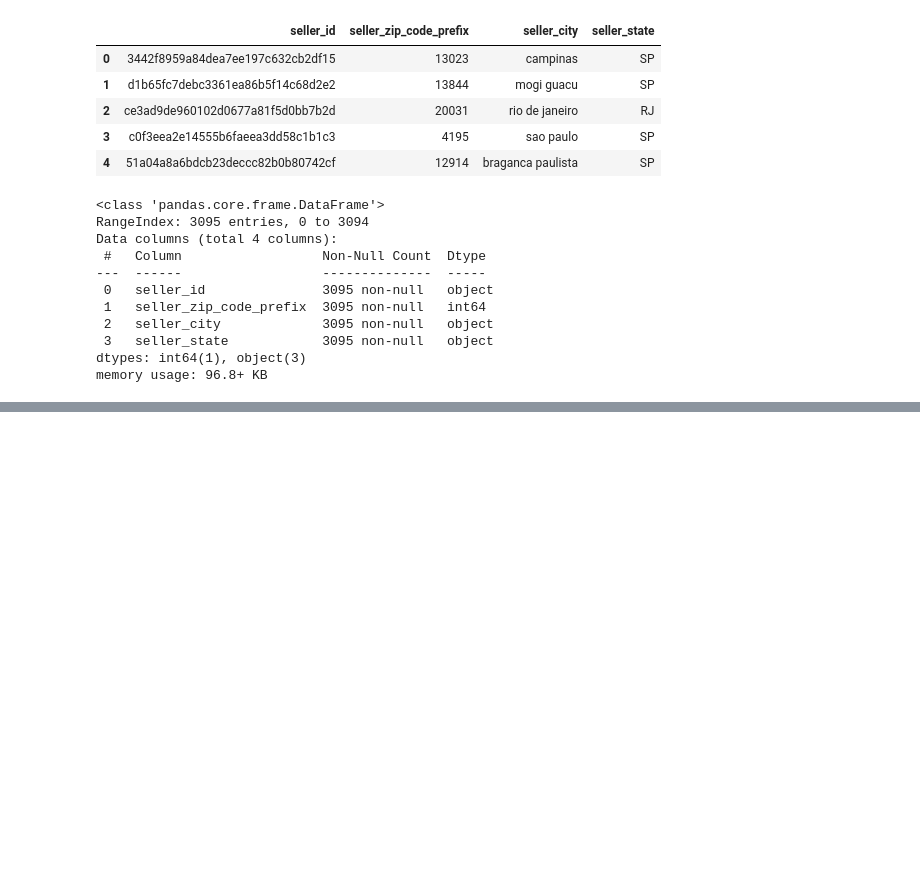
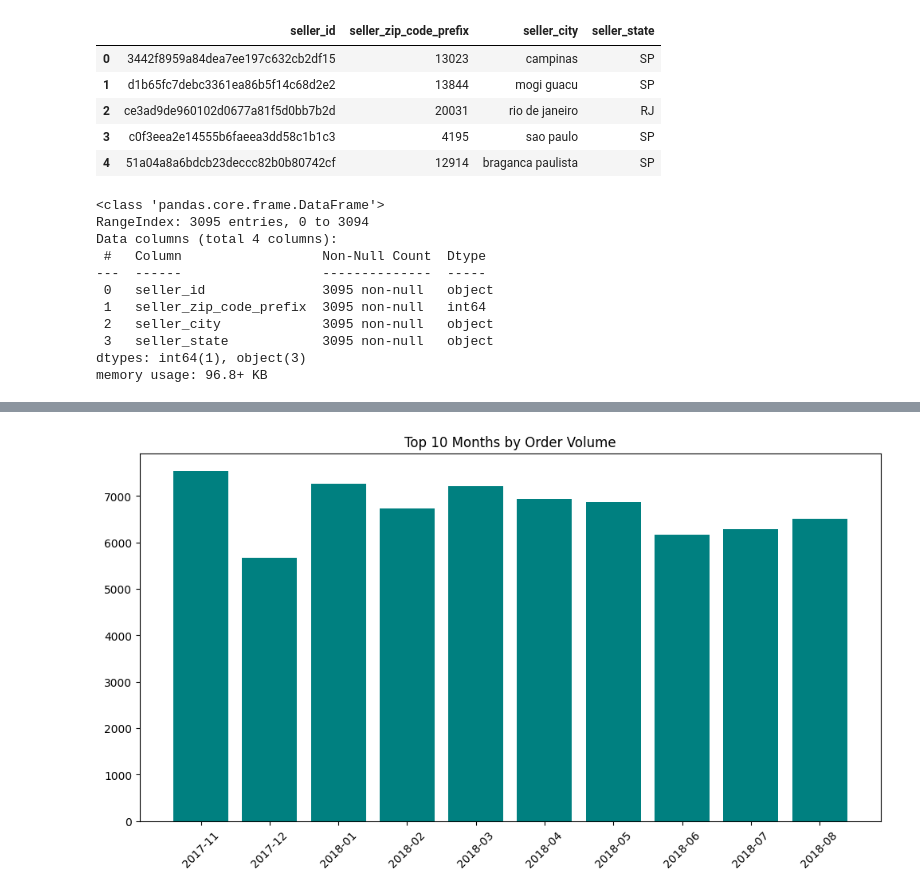
Before and after one commit to tanwork-ux/Brazilian-E-Commerce-Ecosystem-Analysis-An-End-to-End-BI-Project, a Jupyter notebook: Sales Analysis/Notebook/main.ipynb, the cells around one changed output, grey strips where cells are left out. Drawn from its saved outputs; the diff is of its cells as text; code cells hidden in the pictures; blank space fills up the shorter version.

```diff
--- a/Sales Analysis/Notebook/main.ipynb
+++ b/Sales Analysis/Notebook/main.ipynb
@@ -2,15 +4,15 @@
 import pandas as pd
 import numpy as np
 # %%
-df_customers = pd.read_csv('olist_customers_dataset.csv')
-df_orders = pd.read_csv('olist_orders_dataset.csv')
-df_order_items = pd.read_csv('olist_order_items_dataset.csv')
-df_products = pd.read_csv('olist_products_dataset.csv')
-df_sellers = pd.read_csv('olist_sellers_dataset.csv')
-df_payments = pd.read_csv('olist_order_payments_dataset.csv')
-df_reviews = pd.read_csv('olist_order_reviews_dataset.csv')
-df_geolocation = pd.read_csv('olist_geolocation_dataset.csv')
-df_categories = pd.read_csv('product_category_name_translation.csv')
+df_customers = pd.read_csv('../../olist_customers_dataset.csv')
+df_orders = pd.read_csv('../../olist_orders_dataset.csv')
+df_order_items = pd.read_csv('../../olist_order_items_dataset.csv')
+df_products = pd.read_csv('../../olist_products_dataset.csv')
+df_sellers = pd.read_csv('../../olist_sellers_dataset.csv')
+df_payments = pd.read_csv('../../olist_order_payments_dataset.csv')
+df_reviews = pd.read_csv('../../olist_order_reviews_dataset.csv')
+df_geolocation = pd.read_csv('../../olist_geolocation_dataset.csv')
+df_categories = pd.read_csv('../../product_category_name_translation.csv')
 # %% [markdown]
 # Data Cleaning
 # %% [markdown]
@@ -297,0 +302,15 @@ memory usage: 96.8+ KB
+# %%
+# Pastikan sudah di-datetime
+df_orders['order_purchase_timestamp'] = pd.to_datetime(df_orders['order_purchase_timestamp'])
+
+# Bikin kolom Tahun-Bulan (format YYYY-MM) biar urut
+df_orders['month_year'] = df_orders['order_purchase_timestamp'].dt.to_period('M')
+
+# Hitung jumlah order per bulan
+monthly_sales = df_orders.groupby('month_year').size().reset_index(name='total_orders')
+
+# Urutkan dari yang paling banyak ordernya
+top_months = monthly_sales.sort_values(by='total_orders', ascending=False)
+
+print("Top 5 Bulan dengan Order Tertinggi:")
+print(top_months.head(5))
@@ -297,0 +325,12 @@ memory usage: 96.8+ KB
+# %%
+# Ambil 10 bulan teratas
+top_10 = top_months.head(10).sort_values('month_year')
+
+plt.figure(figsize=(12,6))
+plt.bar(top_10['month_year'].astype(str), top_10['total_orders'], color='teal')
+plt.title('Top 10 Months by Order Volume')
+plt.xticks(rotation=45)
+plt.savefig('../Visualisasi/top_10_months_order_volume.png')
+plt.show()
+# %% [output]
+[figure, added]
```
Also changed, not shown: parts of 3 cells of this notebook.
